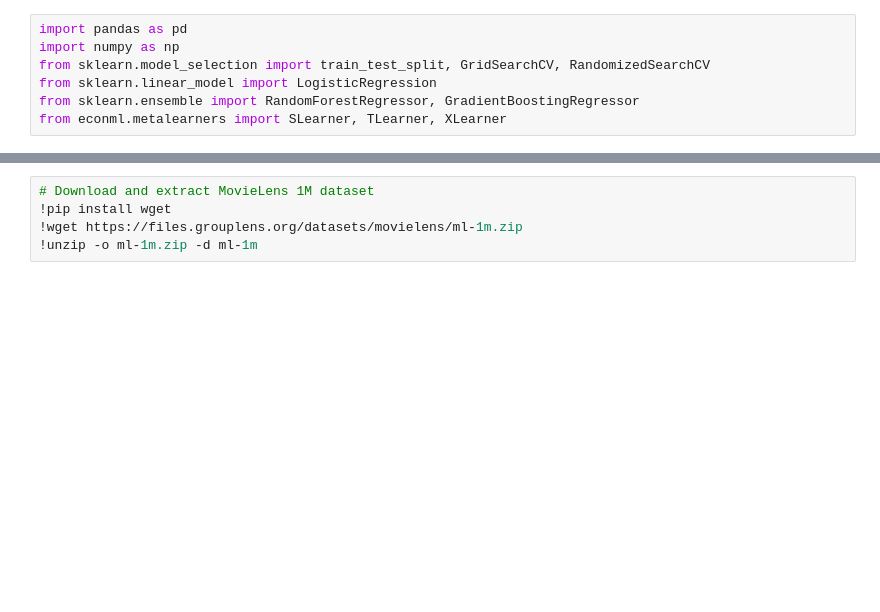
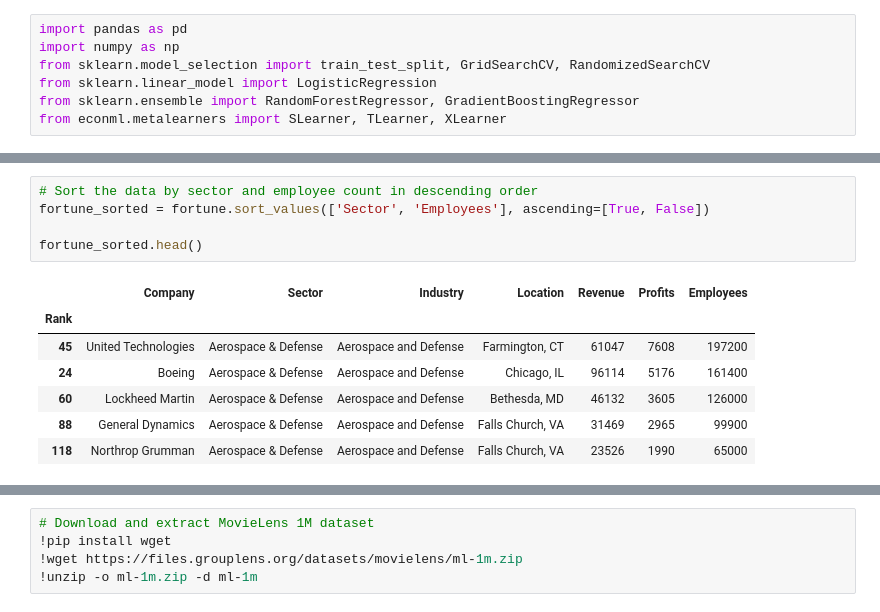
Before and after one commit to stevechengnyc/meta_learners, a Jupyter notebook: MovieLens_EconML_Uplift_Modeling_practice.ipynb, the cells around one changed output, grey strips where cells are left out. Cells and saved outputs as stored; diff of their text form; blank space fills up the shorter version.

```diff
--- a/MovieLens_EconML_Uplift_Modeling_practice.ipynb
+++ b/MovieLens_EconML_Uplift_Modeling_practice.ipynb
@@ -50,0 +63,13 @@ from econml.metalearners import SLearner, TLearner, XLearner
+# %%
+# Sort the data by sector and employee count in descending order
+fortune_sorted = fortune.sort_values(['Sector', 'Employees'], ascending=[True, False])
+
+fortune_sorted.head()
+# %% [output]
+|  | Company | Sector | Industry | Location | Revenue | Profits | Employees |
+| Rank |  |  |  |  |  |  |  |
+| 45 | United Technologies | Aerospace & Defense | Aerospace and Defense | Farmington, CT | 61047 | 7608 | 197200 |
+| 24 | Boeing | Aerospace & Defense | Aerospace and Defense | Chicago, IL | 96114 | 5176 | 161400 |
+| 60 | Lockheed Martin | Aerospace & Defense | Aerospace and Defense | Bethesda, MD | 46132 | 3605 | 126000 |
+| 88 | General Dynamics | Aerospace & Defense | Aerospace and Defense | Falls Church, VA | 31469 | 2965 | 99900 |
+| 118 | Northrop Grumman | Aerospace & Defense | Aerospace and Defense | Falls Church, VA | 23526 | 1990 | 65000 |
```
Also changed, not shown: parts of 5 cells of this notebook.
